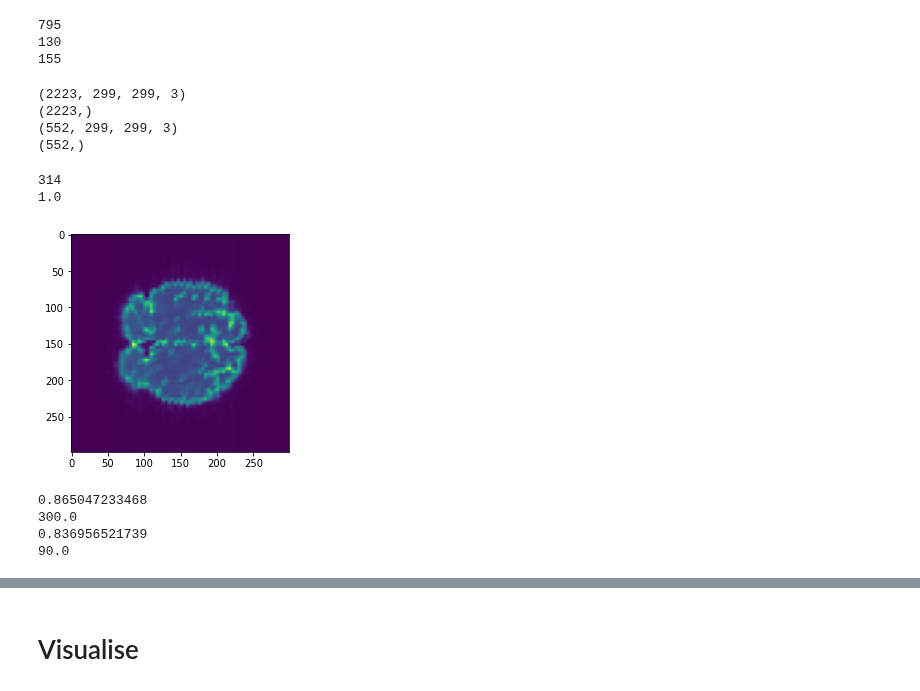
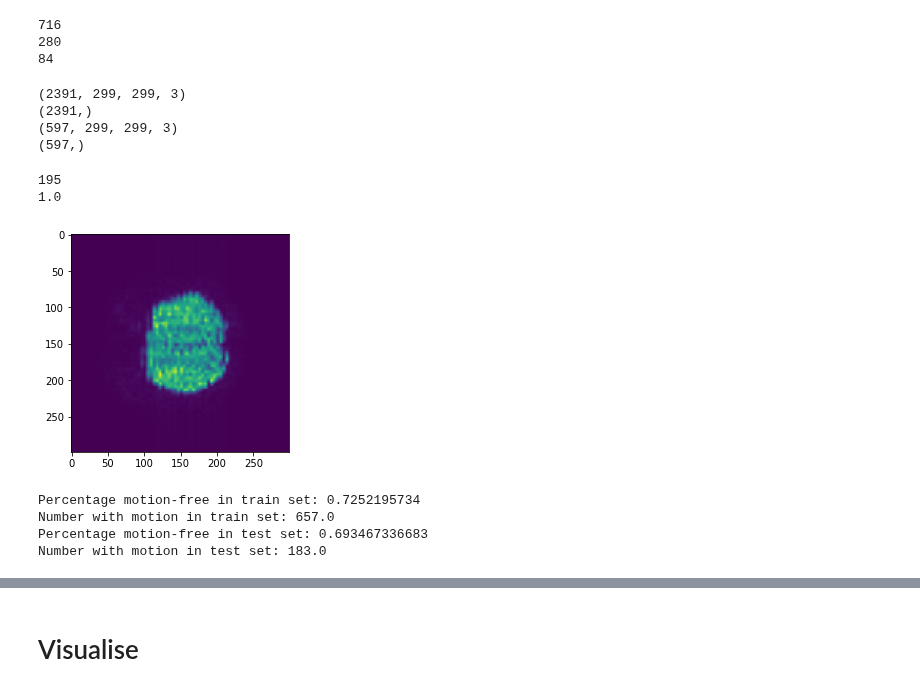
Before and after one commit to marksgraham/deep-qc, a Jupyter notebook: code/train_simulation.ipynb, the cells around one changed output, grey strips where cells are left out. Saved outputs shown, nothing was run; the diff lists cells and outputs as text; code cells hidden in the pictures.

```diff
--- a/code/train_simulation.ipynb
+++ b/code/train_simulation.ipynb
@@ -42,7 +44,7 @@ def fetch_data(base_dir,num_subjects,mode='two_class'):
                 X_subject = data_header.get_data()
                 for i in range(108):
                     motion = np.loadtxt(os.path.join(base_dir,subject_number,'motion/motion'+str(i)+'.txt'))
-                    y_subject[i] = create_labels(motion, translation_threshold=1, rotation_threshold = 1,mode=mode)
+                    y_subject[i] = create_labels(motion, translation_threshold=2.5, rotation_threshold = 2.5,mode=mode)
                 start_index = counter*108
                 end_index = (counter+1)*108
                 X[start_index:end_index,:] = np.moveaxis(X_subject,3,0)
@@ -85,7 +87,7 @@ def pad_image(image,pad_max):
         pad_width[:,1] = np.ceil(pad_width[:,1]/2)
         return np.lib.pad(image,pad_width,'constant',constant_values=(0))
 
-def preprocess_data_planar(X,target_height=299,target_width=299,is_training=False,\
+def preprocess_data_saggital(X,target_height=299,target_width=299,is_training=False,\
                            flip=False,rotate_z=False,base_slice=36,sample_more_slices=True,\
                            pad_images=False,crop_image=False,rescale=False):
     '''Convert each MR volume to three slices through a single plane, scales the data and resamples
@@ -198,11 +200,13 @@ def preprocess_data_coronal(X,target_height=299,target_width=299, base_slice=36,
     return X_preprocessed
 # %%
 mode='three_class'
+view = 'coronal'
+#view = 'saggital'
 
-X, y = fetch_data(os.path.join(root_dir,'data/sims'),10,mode=mode)
-print(np.sum(y==0))
-print(np.sum(y==1))
-print(np.sum(y==2))
+X, y = fetch_data(os.path.join(root_dir,'data/sims-moremotion'),10,mode=mode)
+print('Volumes with no motion:',np.sum(y==0))
+print('Volumes with severe motion:',np.sum(y==1))
+print('Volumes with moderate motion:',np.sum(y==2))
 
 
 num_vols = 108
@@ -220,7 +224,12 @@ for slice_num, slice_indx in enumerate(slices_to_extract):
     end_indx_train = (slice_num+1) * num_vols*num_train
     start_indx_test = slice_num * num_vols*num_test
     end_indx_test = (slice_num+1) * num_vols*num_test
-    X_preprocessed = preprocess_data_coronal(X,base_slice=slice_indx)
+    if view == 'coronal':
+        X_preprocessed = preprocess_data_coronal(X,base_slice=slice_indx)
+    elif view == 'saggital':
+        X_preprocessed = preprocess_data_saggital(X,base_slice=slice_indx)
+    else:
+        print('View not recognised')
 
     X_train[start_indx_train:end_indx_train,:] = X_preprocessed[:num_vols*num_train]
     X_test[start_indx_test:end_indx_test,:] = X_preprocessed[num_vols*num_train:]
@@ -232,33 +241,34 @@ if mode=='three_class':
     y_train = np.delete(y_train,np.where(y_train==2),0)
     X_test = np.delete(X_test,np.where(y_test==2),0)
     y_test = np.delete(y_test,np.where(y_test==2),0)
+
 #Clear memory
-#del X,y, X_preprocessed
+del X,y, X_preprocessed
 # %% [output]
-795
-130
-155
+716
+280
+84
 # %%
 print(X_train.shape)
 print(y_train.shape)
 print(X_test.shape)
 print(y_test.shape)
 # %% [output]
-(2223, 299, 299, 3)
-(2223,)
-(552, 299, 299, 3)
-(552,)
+(2391, 299, 299, 3)
+(2391,)
+(597, 299, 299, 3)
+(597,)
 # %%
 y_train_motion =np.where(y_train==1)[0]
 
-index=46
+index=50
 print(y_train_motion[index])
 plt.imshow(X_train[y_train_motion[index],:,:,0])
 print(y_train[y_train_motion[index]])
 # %% [output]
-314
+195
 1.0
-[figure, old version]
+[figure, new version]
 # %%
 train_generator = ImageDataGenerator(
     featurewise_center=False,
@@ -319,15 +329,16 @@ validation_data = validation_generator.flow(X_test,to_categorical(y_test,2),batc
 #         if ctr > 0:
 #             break
 # %%
-print(1-np.sum(y_train)/len(y_train))
-print(np.sum(y_train))
-print(1-np.sum(y_test)/len(y_test))
-print(np.sum(y_test))
+print('Percentage motion-free in train set:',1-np.sum(y_train)/len(y_train))
+print('Number with motion in train set:',np.sum(y_train))
+
+print('Percentage motion-free in test set:',1-np.sum(y_test)/len(y_test))
+print('Number with motion in test set:',np.sum(y_test))
 # %% [output]
-0.865047233468
-300.0
-0.836956521739
-90.0
+Percentage motion-free in train set: 0.7252195734
+Number with motion in train set: 657.0
+Percentage motion-free in test set: 0.693467336683
+Number with motion in test set: 183.0
 # %%
 #Set up inception v3 for transfer learning
 base_model = InceptionV3(weights='imagenet',include_top=False)
```
Also changed, not shown: parts of 11 cells of this notebook.
